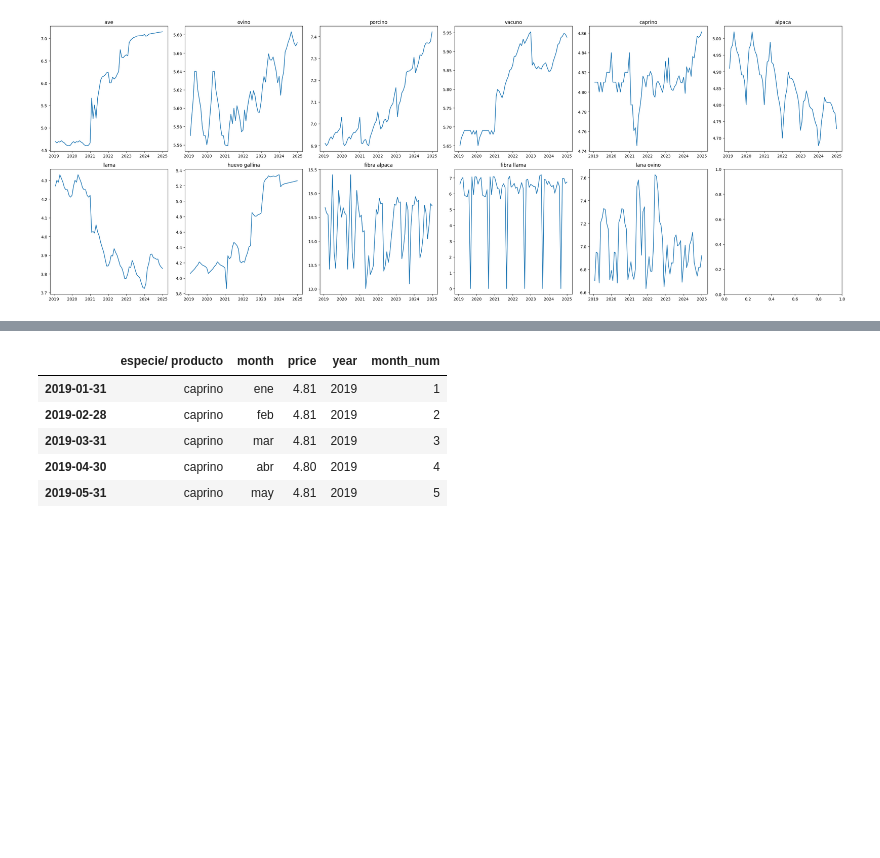
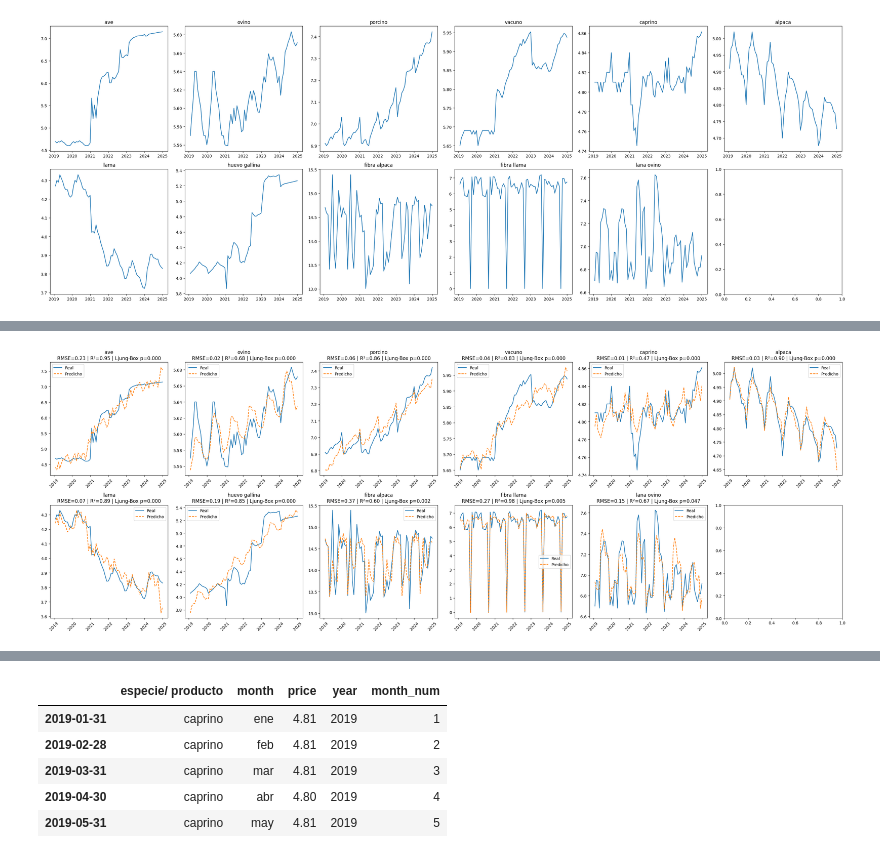
Before and after one commit to angelTCC/Produccion-Ganadera-Avicola, a Jupyter notebook: modelML/pricePrediction_AR.ipynb, the cells around one changed output, grey strips where cells are left out. Drawn from its saved outputs; the diff is of its cells as text; code cells hidden in the pictures; blank space fills up the shorter version.

Commit message:
fourier

```diff
--- a/modelML/pricePrediction_AR.ipynb
+++ b/modelML/pricePrediction_AR.ipynb
@@ -237,0 +216,66 @@ Significant PACF lags: []
+# %%
+from sklearn.metrics import mean_squared_error, r2_score
+from statsmodels.stats.diagnostic import acorr_ljungbox
+from statsmodels.tsa.deterministic import CalendarFourier, DeterministicProcess
+from sklearn.linear_model import LinearRegression
+import matplotlib.pyplot as plt
+import numpy as np
+
+fig, axes = plt.subplots(ncols=6, nrows=2, figsize=(28,10))
+
+species = data["especie/ producto"].unique()
+
+for ax, specie in zip(axes.ravel(), species):
+
+    df = data[data["especie/ producto"]==specie].sort_values(
+        by=["year","month_num"], ascending=True
+    ).reset_index(drop=True)
+    df.index = pd.date_range(start="2019-01-01", periods=len(df), freq="ME")
+
+    y = df["price"]
+
+    # Fourier model
+    fourier = CalendarFourier(freq="A", order=3)
+    dp = DeterministicProcess(
+        index=df.index,
+        constant=True,
+        order=1,
+        seasonal=True,
+        additional_terms=[fourier],
+        drop=True
+    )
+
+    X = dp.in_sample()
+
+    model = LinearRegression()
+    model.fit(X, y)
+    y_pred = model.predict(X)
+
+    # ==========================
+    #     MÉTRICAS
+    # ==========================
+    rmse = mean_squared_error(y, y_pred) ** 0.5
+    r2 = r2_score(y, y_pred)
+
+    # Residuos
+    residuals = y - y_pred
+
+    # Test de Ljung–Box (autocorrelación en residuos)
+    lb_pvalue = acorr_ljungbox(residuals, lags=[12], return_df=True)["lb_pvalue"].iloc[0]
+
+    # ==========================
+    #     PLOT
+    # ==========================
+    ax.plot(df.index, y, label="Real")
+    ax.plot(df.index, y_pred, label="Predicho", linestyle="--")
+
+    ax.set_title(
+        f"{specie}\nRMSE={rmse:.2f} | R²={r2:.2f} | Ljung-Box p={lb_pvalue:.3f}"
+    )
+    print(f"{specie}\nRMSE={rmse:.2f} | R²={r2:.2f} | Ljung-Box p={lb_pvalue:.3f}")
+    ax.tick_params(axis='x', rotation=45)
+    ax.legend()
+
+plt.tight_layout()
+plt.show()
+# %% [output]
@@ -237,0 +299 @@ Significant PACF lags: []
+[figure, added]
```
Also changed, not shown: parts of 3 cells of this notebook.
